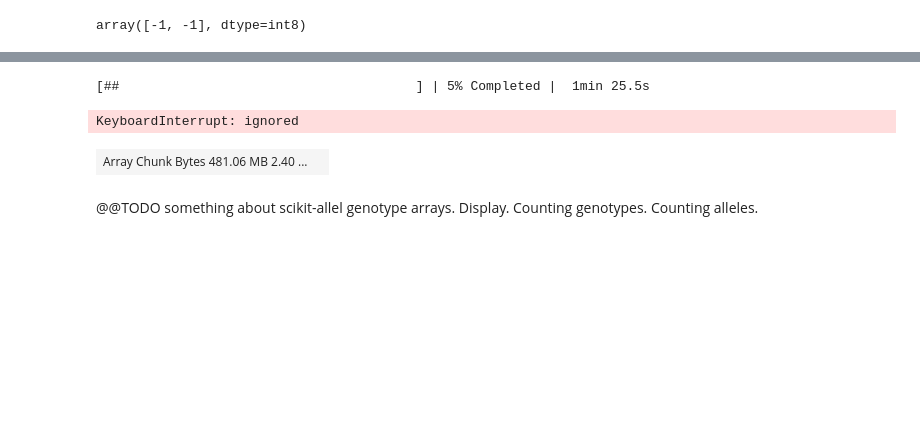
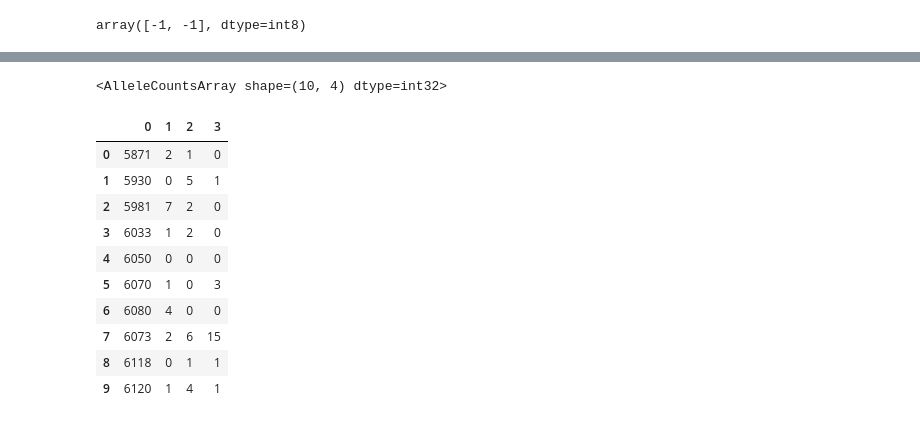
Before and after one commit to malariagen/vector-data, a Jupyter notebook: docs/ag3/examples/snps.ipynb, the cells around one changed output, grey strips where cells are left out. Drawn from its saved outputs; the diff is of its cells as text; code cells hidden in the pictures; blank space fills up the shorter version.

```diff
--- a/docs/ag3/examples/snps.ipynb
+++ b/docs/ag3/examples/snps.ipynb
@@ -365,14 +427,16 @@ Once we have access to the genotype calls, we can run a variety of different com
 # %%
-with ProgressBar():
-    ac = allel.GenotypeDaskArray(gt).count_alleles(max_allele=3).compute()
-ac
+ac = gt[:10].count_alleles(max_allele=3).compute()
+ac.displayall()
 # %% [output]
-[##                                      ] | 5% Completed |  1min 25.5s
+<AlleleCountsArray shape=(10, 4) dtype=int32>
-KeyboardInterrupt: ignored
+|  | 0 | 1 | 2 | 3 |
+| 0 | 5871 | 2 | 1 | 0 |
+| 1 | 5930 | 0 | 5 | 1 |
+| 2 | 5981 | 7 | 2 | 0 |
+| 3 | 6033 | 1 | 2 | 0 |
+| 4 | 6050 | 0 | 0 | 0 |
+| 5 | 6070 | 1 | 0 | 3 |
+| 6 | 6080 | 4 | 0 | 0 |
+| 7 | 6073 | 2 | 6 | 15 |
+| 8 | 6118 | 0 | 1 | 1 |
+| 9 | 6120 | 1 | 4 | 1 |
-# %%
-an = ac.sum(axis=1)
-an
-# %% [output]
-| Array Chunk Bytes 481.06 MB 2.40 ... |  |
-# %% [markdown]
-@@TODO something about scikit-allel genotype arrays. Display. Counting genotypes. Counting alleles.
```
Also changed, not shown: parts of 20 cells of this notebook.
